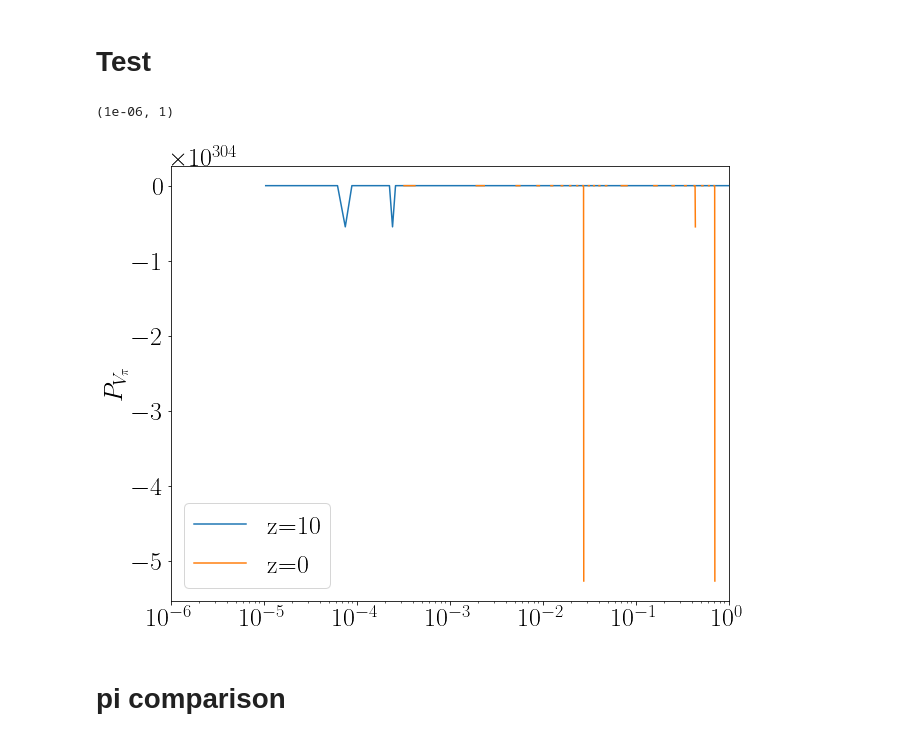
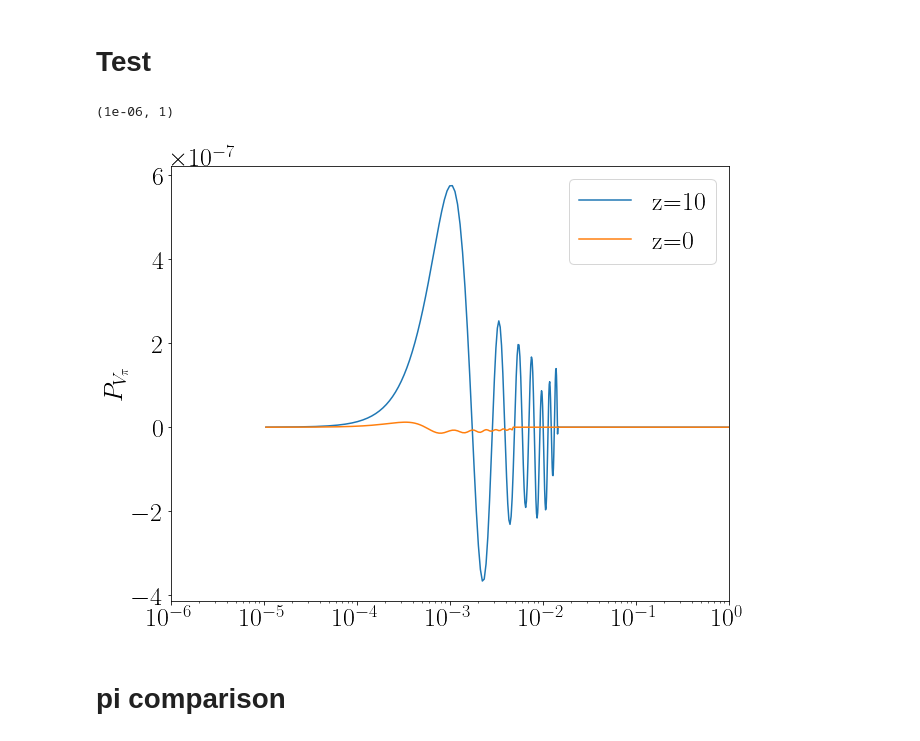
Before and after one commit to alessandrocasalino/EQ_hi_class, a Jupyter notebook: notebooks/Quintessence.ipynb, the cells around one changed output. Drawn from its saved outputs; the diff is of its cells as text; code cells hidden in the pictures.

```diff
--- a/notebooks/Quintessence.ipynb
+++ b/notebooks/Quintessence.ipynb
@@ -279,42 +311,42 @@ LCDM: 13.814629154612481
 # %% [markdown]
 ## Data from EQ-evolution
 # %%
-z_gev=[100, 50, 30, 10, 3, 1, 0 ];
-gev_result_pi = [];
-gev_result_V_pi =[];
-for i in range(np.shape(z_gev)[0]):
-    gev_result_pi.append(np.loadtxt("./../../EQevolution/output/lcdm_pk00"+str(i)+"_pi.dat"))
-    gev_result_V_pi.append(np.loadtxt("./../../EQevolution/output/lcdm_pk00"+str(i)+"_V_pi.dat"))
+# z_gev=[100, 50, 30, 10, 3, 1, 0 ];
+# gev_result_pi = [];
+# gev_result_V_pi =[];
+# for i in range(np.shape(z_gev)[0]):
+#     gev_result_pi.append(np.loadtxt("./../../EQevolution/output/lcdm_pk00"+str(i)+"_pi.dat"))
+#     gev_result_V_pi.append(np.loadtxt("./../../EQevolution/output/lcdm_pk00"+str(i)+"_V_pi.dat"))
 # %% [markdown]
 # Test
 # %%
 plt.rc('text', usetex=True)
 font = {'family' : 'normal',
         'weight' : 'bold',
         'size'   : text_size}
 
 matplotlib.rc('font', **font)
 plt.figure(figsize=(10,8))
 
 ###### hiclass results:
 # for i in [10,0]:
 #     k_q = cosmo.get_transfer(i)['k (h/Mpc)'];
 #     pi = cosmo.get_transfer(i)['alpha']
 #     plt.plot(k_q,pi,label = "z="+str(i))
 #     plt.plot(k,gev_result_pi[i][:,1],"o",label="z="+str(z_gev[i]))
 for i in [10,0]:
     k_q = cosmo.get_transfer(i)['k (h/Mpc)'];
-    pi = cosmo.get_transfer(i)['alpha_prime']
+    pi = cosmo.get_transfer(i)['vx_prime_smg']
     plt.plot(k_q,pi,label = "z="+str(i))
 #     plt.plot(k,gev_result_pi[i][:,1],"o",label="z="+str(z_gev[i]))
 plt.legend()
 plt.ylabel(r"$P_{V_{\pi}}$")
 plt.xscale('log')
 # plt.yscale('log')
 plt.xlim(1.e-6,1)
 # %% [output]
 (1e-06, 1)
-[figure, old version]
+[figure, new version]
 # %% [markdown]
 # pi comparison
 # %%
```
Also changed, not shown: parts of 1 cell of this notebook, 14 other files.
